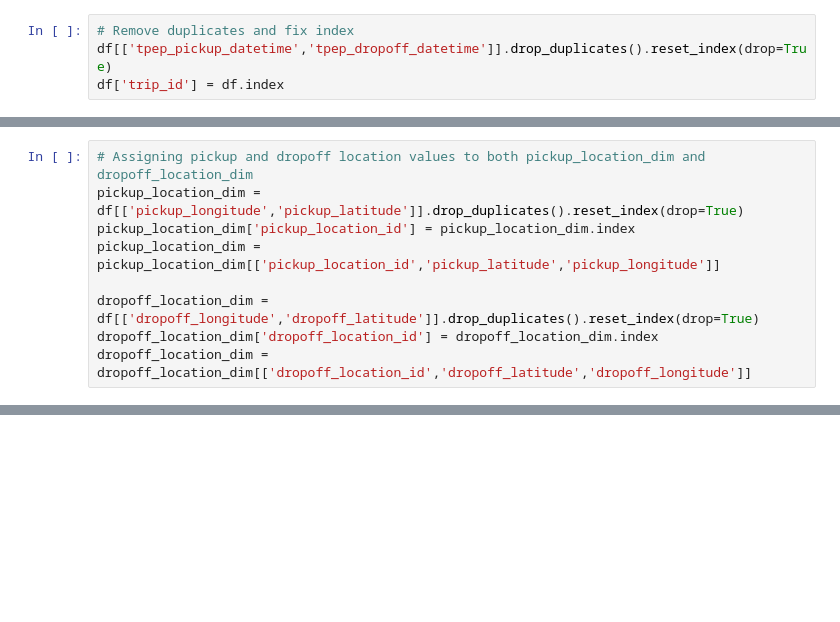
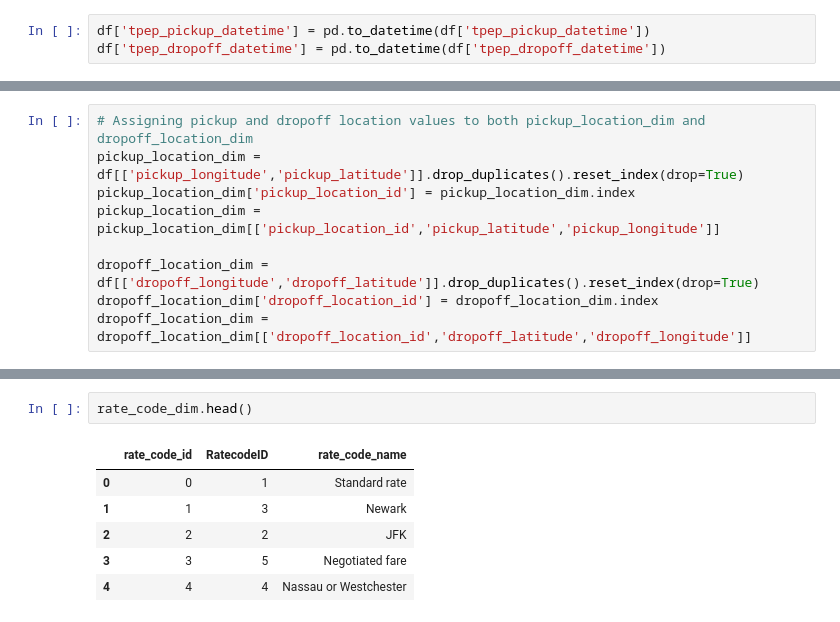
Before and after one commit to bryanlee882001/Uber-Analytics-Dashboard, a Jupyter notebook: Uber-Data-Analysis.ipynb, the cells around one changed output, grey strips where cells are left out. Drawn from its saved outputs; the diff is of its cells as text; blank space fills up the shorter version.

```diff
--- a/Uber-Data-Analysis.ipynb
+++ b/Uber-Data-Analysis.ipynb
@@ -14,7 +39,6 @@ df['tpep_dropoff_datetime'] = pd.to_datetime(df['tpep_dropoff_datetime'])
 # %%
-# Remove duplicates and fix index
-df[['tpep_pickup_datetime','tpep_dropoff_datetime']].drop_duplicates().reset_index(drop=True)
-df['trip_id'] = df.index
+df['tpep_pickup_datetime'] = pd.to_datetime(df['tpep_pickup_datetime'])
+df['tpep_dropoff_datetime'] = pd.to_datetime(df['tpep_dropoff_datetime'])
 # %%
 # Convert object to datetime format
 df['tpep_pickup_datetime'] = pd.to_datetime(df['tpep_pickup_datetime'])
@@ -128,0 +150,9 @@ fact_table = df.merge(passenger_count_dim, on='passenger_count') \
+# %%
+rate_code_dim.head()
+# %% [output]
+|  | rate_code_id | RatecodeID | rate_code_name |
+| 0 | 0 | 1 | Standard rate |
+| 1 | 1 | 3 | Newark |
+| 2 | 2 | 2 | JFK |
+| 3 | 3 | 5 | Negotiated fare |
+| 4 | 4 | 4 | Nassau or Westchester |
```
Also changed, not shown: parts of 17 cells of this notebook.
